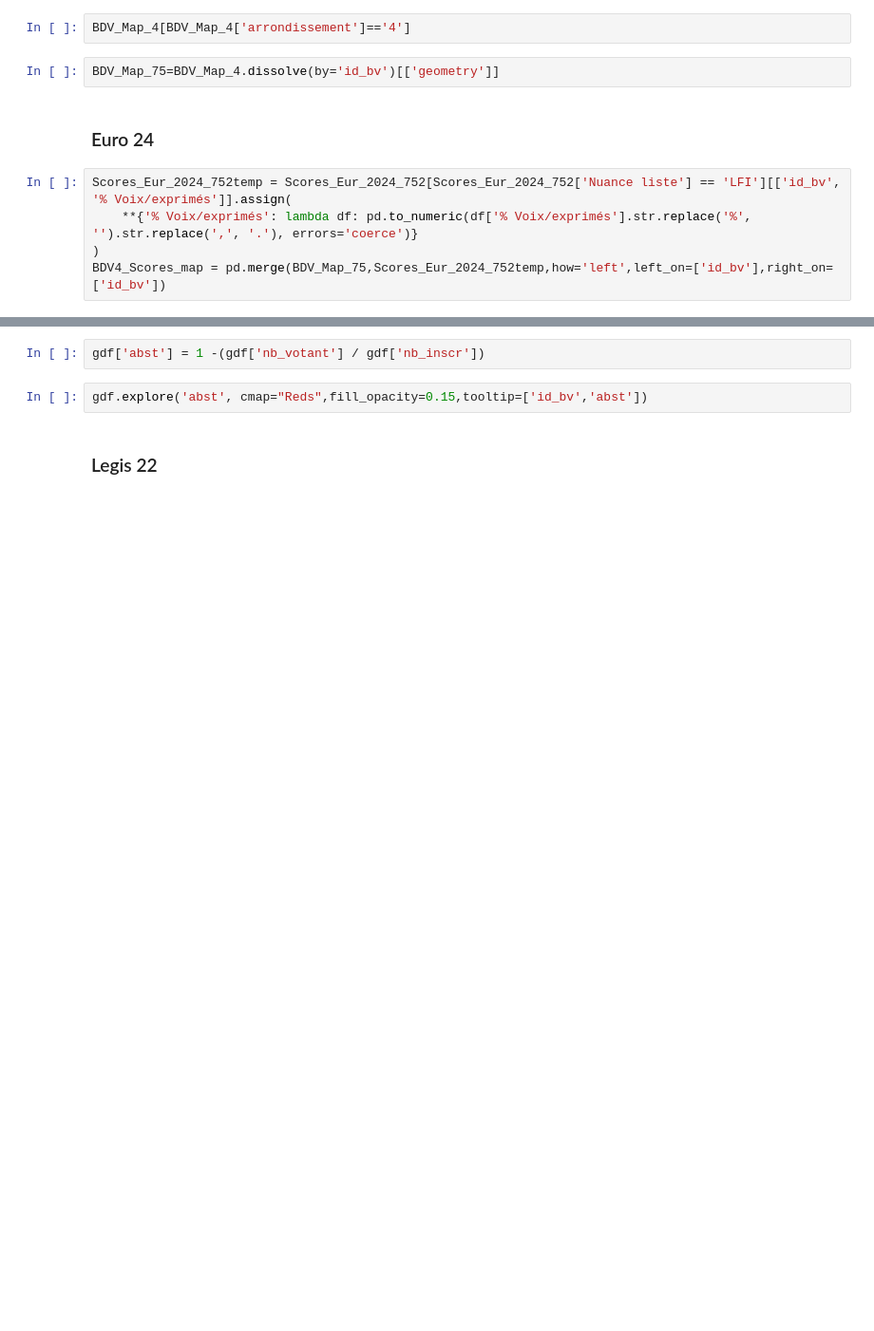
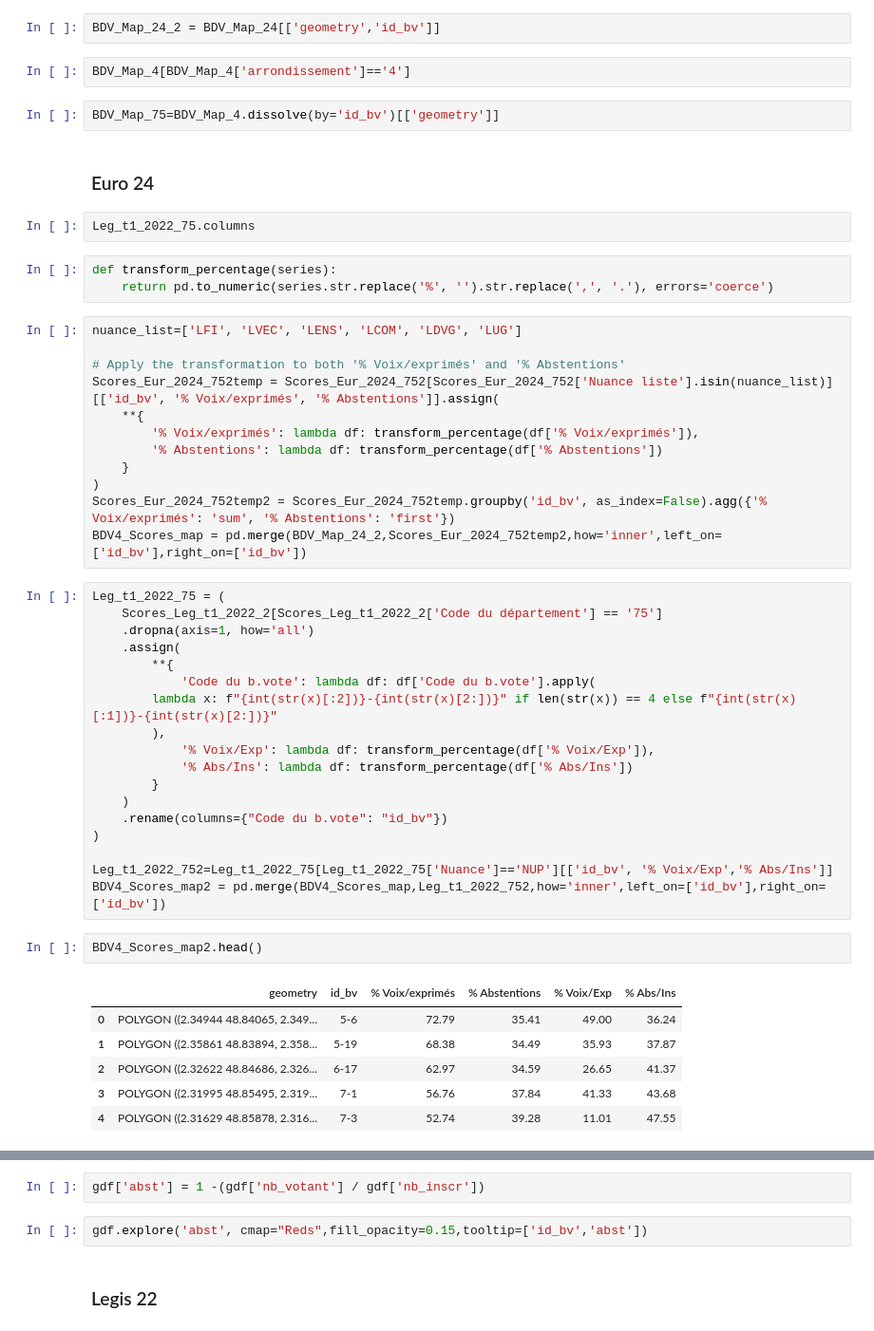
Before and after one commit to DooM3P/CarteCircoBDV, a Jupyter notebook: GlobalMap.ipynb, the cells around one changed output, grey strips where cells are left out. Shown at 95% size. Drawn from its saved outputs; the diff is of its cells as text; blank space fills up the shorter version.

Commit message:
Ajouts Nuances, etc..

```diff
--- a/GlobalMap.ipynb
+++ b/GlobalMap.ipynb
@@ -66,11 +69,52 @@ BDV_Map_4 = pd.merge(BDV_Map,BDV4b,how='left',left_on=['arrondissement',"num_bv"
+# %%
+BDV_Map_24_2 = BDV_Map_24[['geometry','id_bv']]
 # %%
 BDV_Map_4[BDV_Map_4['arrondissement']=='4']
 # %%
 BDV_Map_75=BDV_Map_4.dissolve(by='id_bv')[['geometry']]
 # %% [markdown]
 ### Euro 24
+# %%
+Leg_t1_2022_75.columns
+# %%
+def transform_percentage(series):
+    return pd.to_numeric(series.str.replace('%', '').str.replace(',', '.'), errors='coerce')
 # %%
-Scores_Eur_2024_752temp = Scores_Eur_2024_752[Scores_Eur_2024_752['Nuance liste'] == 'LFI'][['id_bv', '% Voix/exprimés']].assign(
-    **{'% Voix/exprimés': lambda df: pd.to_numeric(df['% Voix/exprimés'].str.replace('%', '').str.replace(',', '.'), errors='coerce')}
+nuance_list=['LFI', 'LVEC', 'LENS', 'LCOM', 'LDVG', 'LUG']
+
+# Apply the transformation to both '% Voix/exprimés' and '% Abstentions'
+Scores_Eur_2024_752temp = Scores_Eur_2024_752[Scores_Eur_2024_752['Nuance liste'].isin(nuance_list)][['id_bv', '% Voix/exprimés', '% Abstentions']].assign(
+    **{
+        '% Voix/exprimés': lambda df: transform_percentage(df['% Voix/exprimés']),
+        '% Abstentions': lambda df: transform_percentage(df['% Abstentions'])
+    }
 )
-BDV4_Scores_map = pd.merge(BDV_Map_75,Scores_Eur_2024_752temp,how='left',left_on=['id_bv'],right_on=['id_bv'])
+Scores_Eur_2024_752temp2 = Scores_Eur_2024_752temp.groupby('id_bv', as_index=False).agg({'% Voix/exprimés': 'sum', '% Abstentions': 'first'})
+BDV4_Scores_map = pd.merge(BDV_Map_24_2,Scores_Eur_2024_752temp2,how='inner',left_on=['id_bv'],right_on=['id_bv'])
+# %%
+Leg_t1_2022_75 = (
+    Scores_Leg_t1_2022_2[Scores_Leg_t1_2022_2['Code du département'] == '75']
+    .dropna(axis=1, how='all')
+    .assign(
+        **{
+            'Code du b.vote': lambda df: df['Code du b.vote'].apply(
+        lambda x: f"{int(str(x)[:2])}-{int(str(x)[2:])}" if len(str(x)) == 4 else f"{int(str(x)[:1])}-{int(str(x)[2:])}"
+        ),
+            '% Voix/Exp': lambda df: transform_percentage(df['% Voix/Exp']),
+            '% Abs/Ins': lambda df: transform_percentage(df['% Abs/Ins'])
+        }
+    )
+    .rename(columns={"Code du b.vote": "id_bv"})
+)
+
+Leg_t1_2022_752=Leg_t1_2022_75[Leg_t1_2022_75['Nuance']=='NUP'][['id_bv', '% Voix/Exp','% Abs/Ins']]
+BDV4_Scores_map2 = pd.merge(BDV4_Scores_map,Leg_t1_2022_752,how='inner',left_on=['id_bv'],right_on=['id_bv'])
+# %%
+BDV4_Scores_map2.head()
+# %% [output]
+|  | geometry | id_bv | % Voix/exprimés | % Abstentions | % Voix/Exp | % Abs/Ins |
+| 0 | POLYGON ((2.34944 48.84065, 2.349... | 5-6 | 72.79 | 35.41 | 49.00 | 36.24 |
+| 1 | POLYGON ((2.35861 48.83894, 2.358... | 5-19 | 68.38 | 34.49 | 35.93 | 37.87 |
+| 2 | POLYGON ((2.32622 48.84686, 2.326... | 6-17 | 62.97 | 34.59 | 26.65 | 41.37 |
+| 3 | POLYGON ((2.31995 48.85495, 2.319... | 7-1 | 56.76 | 37.84 | 41.33 | 43.68 |
+| 4 | POLYGON ((2.31629 48.85878, 2.316... | 7-3 | 52.74 | 39.28 | 11.01 | 47.55 |
```
Also changed, not shown: parts of 9 cells of this notebook.
